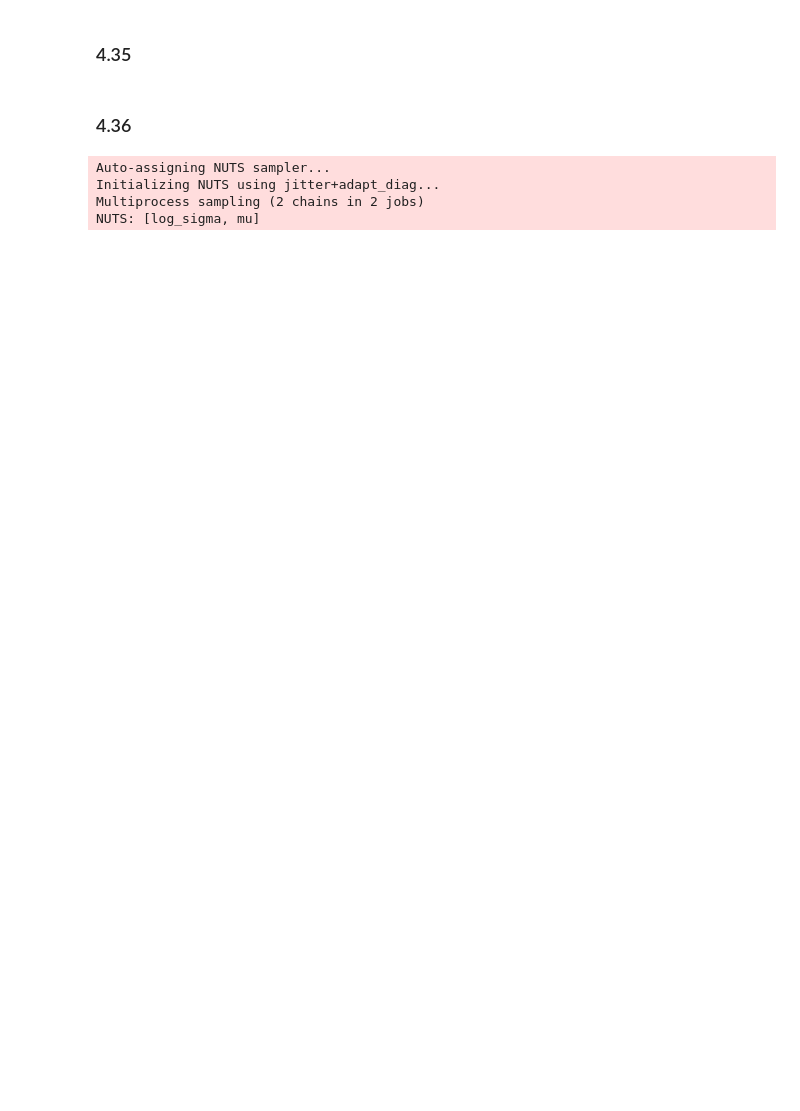
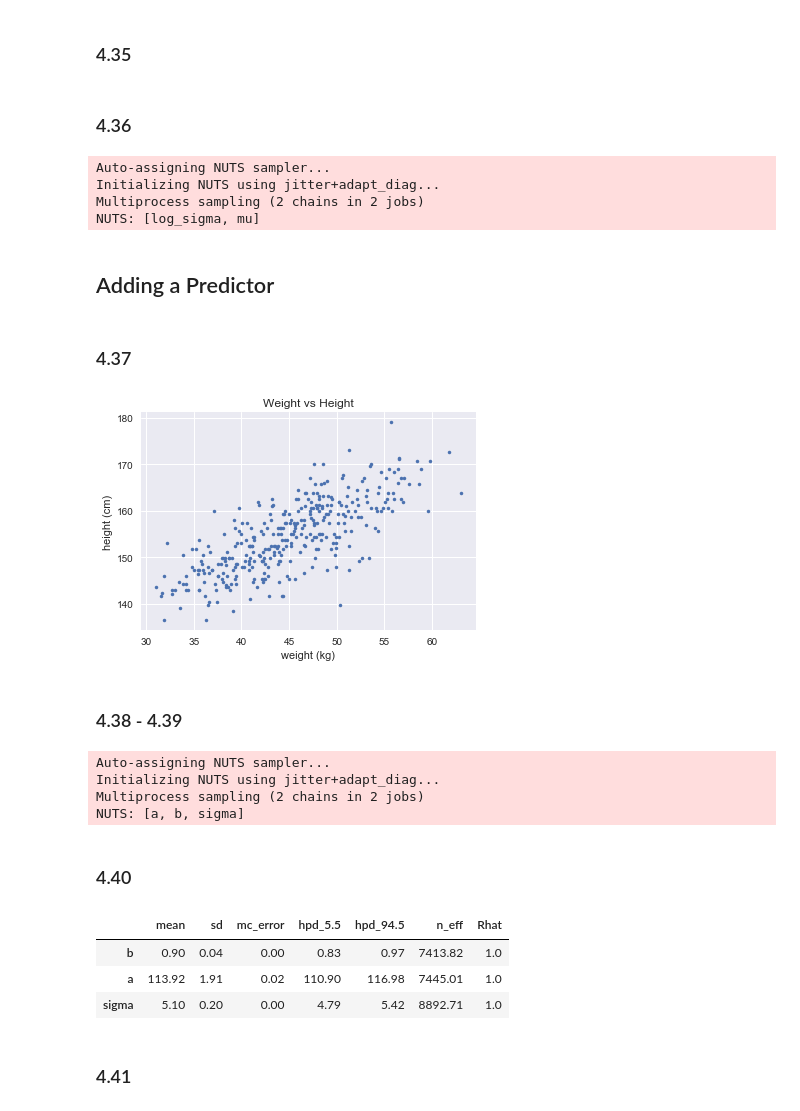
Before and after one commit to grinnbearit/statistical_rethinking, a Jupyter notebook: chapter_4.ipynb, the cells around one changed output. Drawn from its saved outputs; the diff is of its cells as text; code cells hidden in the pictures; blank space fills up the shorter version.

```diff
--- a/chapter_4.ipynb
+++ b/chapter_4.ipynb
@@ -466,3 +466,44 @@ Auto-assigning NUTS sampler...
 Initializing NUTS using jitter+adapt_diag...
 Multiprocess sampling (2 chains in 2 jobs)
 NUTS: [log_sigma, mu]
+# %% [markdown]
+## Adding a Predictor
+# %% [markdown]
+### 4.37
+# %%
+f, ax = plt.subplots(1, 1)
+ax.plot(d2["weight"], d2["height"], ".")
+ax.set_xlabel("weight (kg)")
+ax.set_ylabel("height (cm)")
+ax.set_title("Weight vs Height");
+# %% [output]
+[figure, added]
+# %% [markdown]
+### 4.38 - 4.39
+# %%
+d = pd.read_csv('Data/Howell1.csv', sep=';', header=0)
+d2 = d.loc[d["age"] >= 18]
+
+with pm.Model() as m4_3:
+    sigma = pm.Uniform('sigma', lower=0, upper=50)
+    b = pm.Normal("b", mu=0, sd=10)
+    a = pm.Normal("a", mu=156, sd=100)
+    mu = a + b*d2["weight"]
+    height = pm.Normal("height", mu=mu, sd=sigma, observed=d2["height"])
+    trace_4_3 = pm.sample(int(1e4), tune=1000)
+# %% [output]
+Auto-assigning NUTS sampler...
+Initializing NUTS using jitter+adapt_diag...
+Multiprocess sampling (2 chains in 2 jobs)
+NUTS: [a, b, sigma]
+# %% [markdown]
+### 4.40
+# %%
+pm.summary(trace_4_3, alpha=.11).round(2)
+# %% [output]
+|  | mean | sd | mc_error | hpd_5.5 | hpd_94.5 | n_eff | Rhat |
+| b | 0.90 | 0.04 | 0.00 | 0.83 | 0.97 | 7413.82 | 1.0 |
+| a | 113.92 | 1.91 | 0.02 | 110.90 | 116.98 | 7445.01 | 1.0 |
+| sigma | 5.10 | 0.20 | 0.00 | 4.79 | 5.42 | 8892.71 | 1.0 |
+# %% [markdown]
+### 4.41
```
Also changed, not shown: parts of 82 cells of this notebook.
